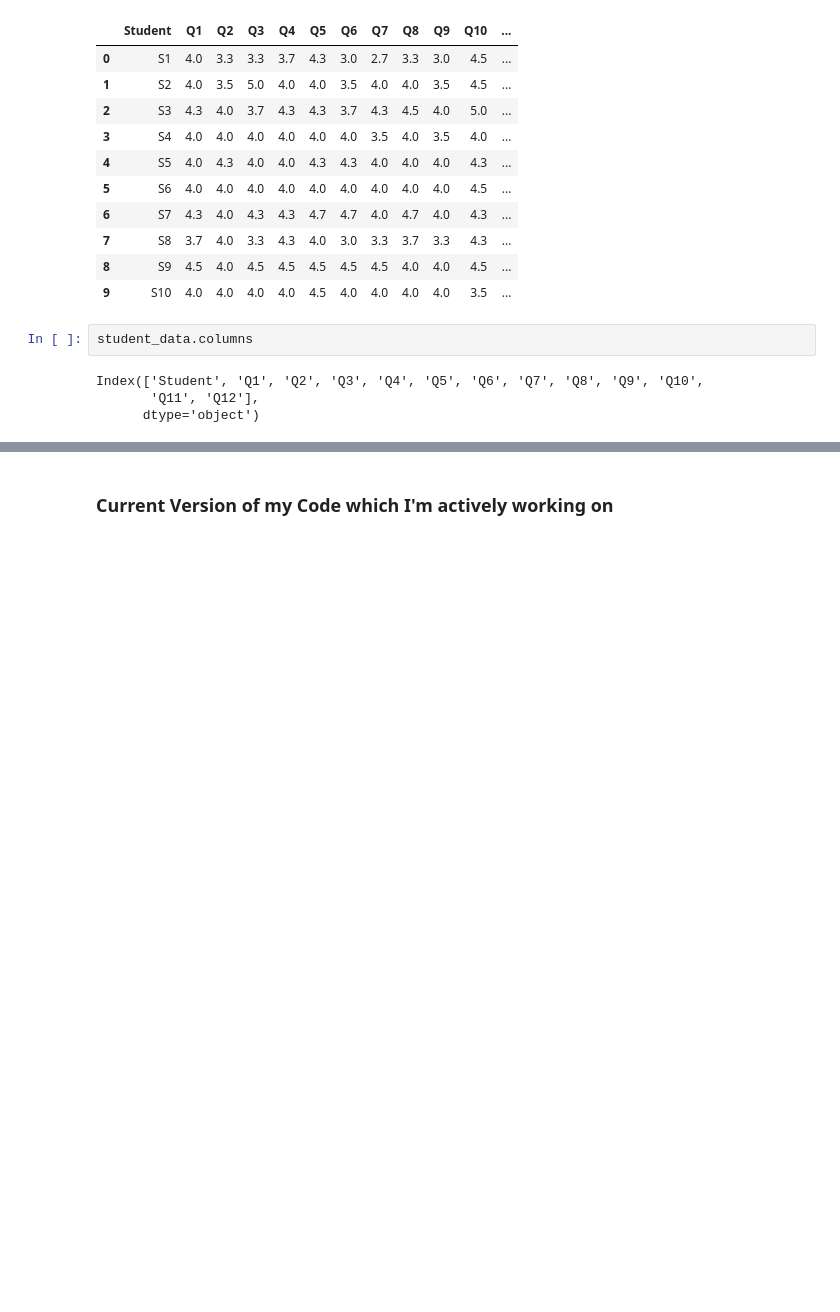
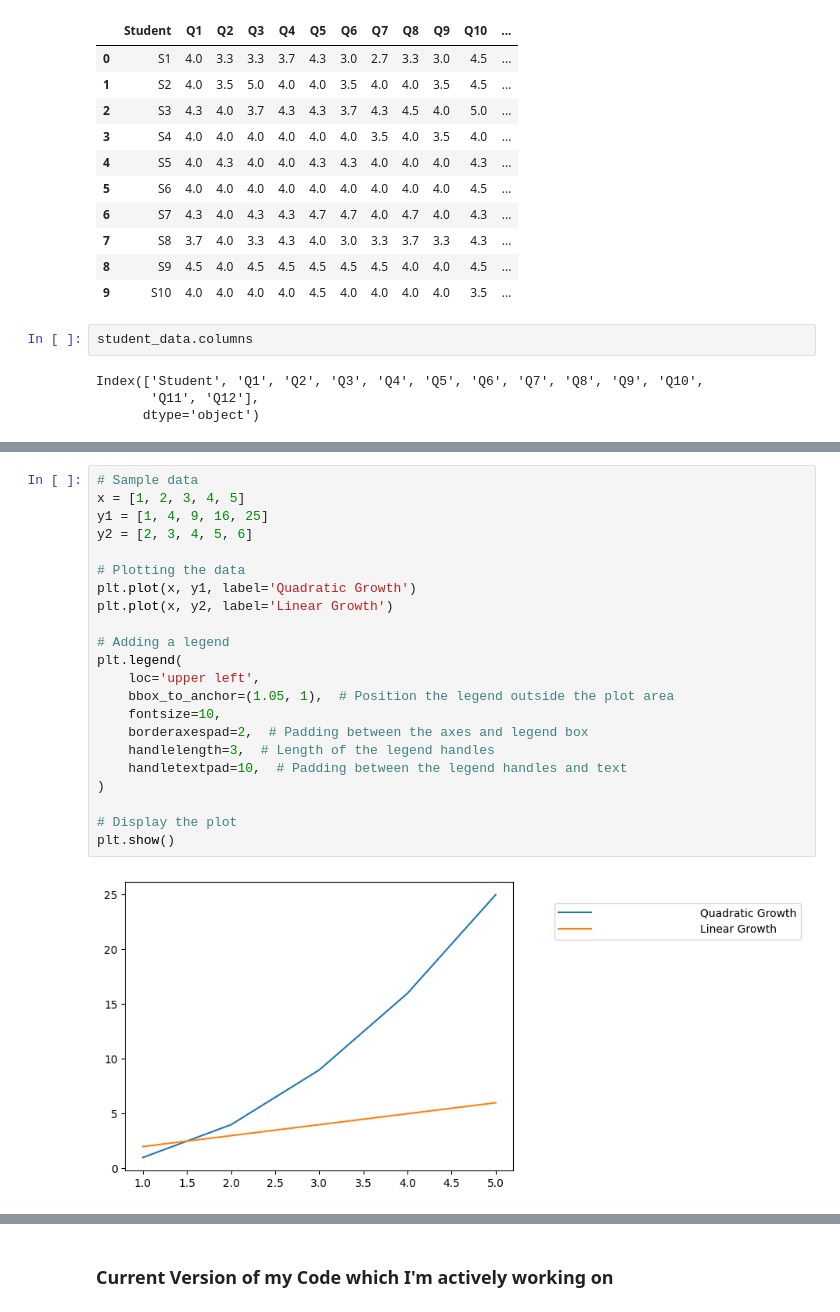
Before and after one commit to Graviton12/NOYCE_Visualizations, a Jupyter notebook: Noyce_viz_plot.ipynb, the cells around one changed output, grey strips where cells are left out. Saved outputs shown, nothing was run; the diff lists cells and outputs as text; blank space fills up the shorter version.

```diff
--- a/Noyce_viz_plot.ipynb
+++ b/Noyce_viz_plot.ipynb
@@ -53,0 +111,24 @@ Index(['Student', 'Q1', 'Q2', 'Q3', 'Q4', 'Q5', 'Q6', 'Q7', 'Q8', 'Q9', 'Q10',
+# %%
+# Sample data
+x = [1, 2, 3, 4, 5]
+y1 = [1, 4, 9, 16, 25]
+y2 = [2, 3, 4, 5, 6]
+
+# Plotting the data
+plt.plot(x, y1, label='Quadratic Growth')
+plt.plot(x, y2, label='Linear Growth')
+
+# Adding a legend
+plt.legend(
+    loc='upper left',
+    bbox_to_anchor=(1.05, 1),  # Position the legend outside the plot area
+    fontsize=10,
+    borderaxespad=2,  # Padding between the axes and legend box
+    handlelength=3,  # Length of the legend handles
+    handletextpad=10,  # Padding between the legend handles and text
+)
+
+# Display the plot
+plt.show()
+# %% [output]
+[figure, added]
```
Also changed, not shown: parts of 5 cells of this notebook.
